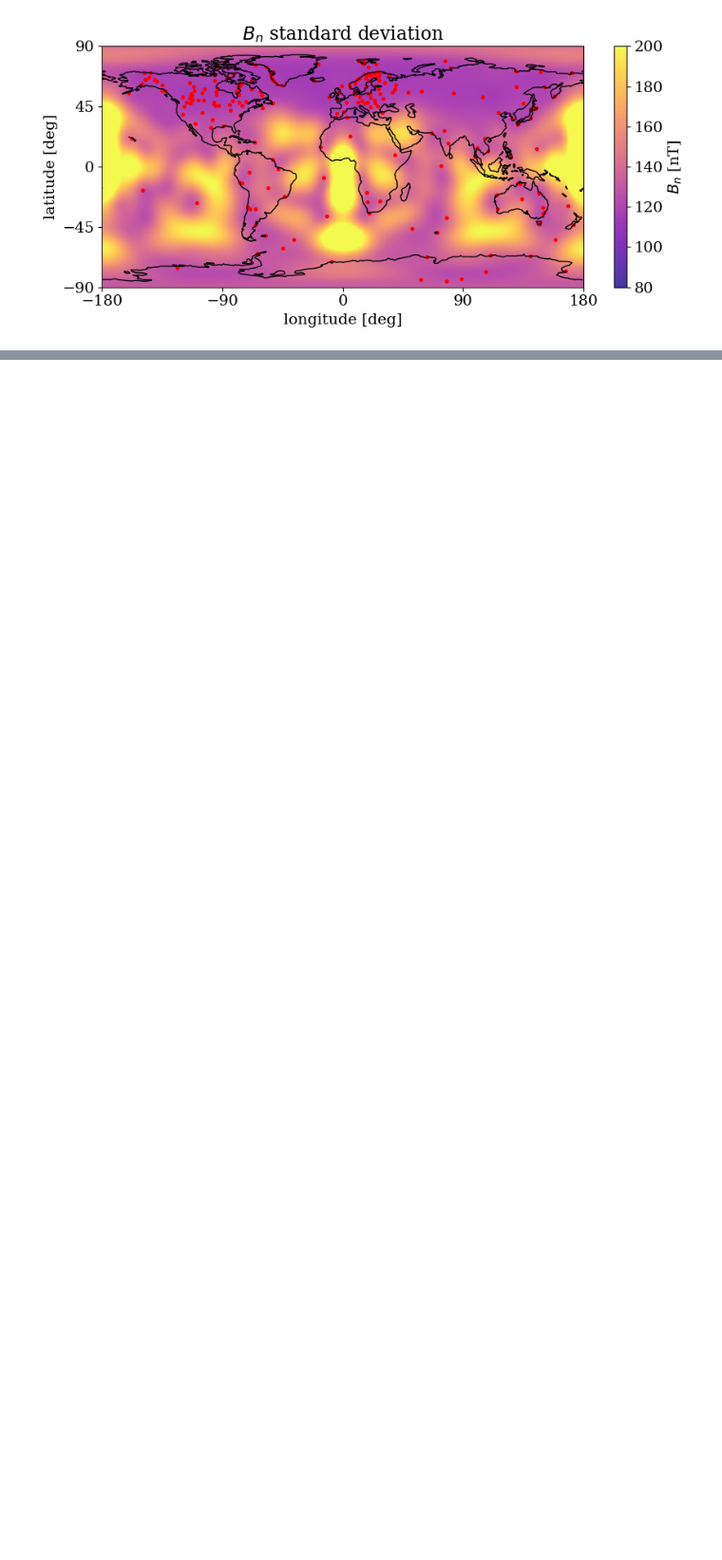
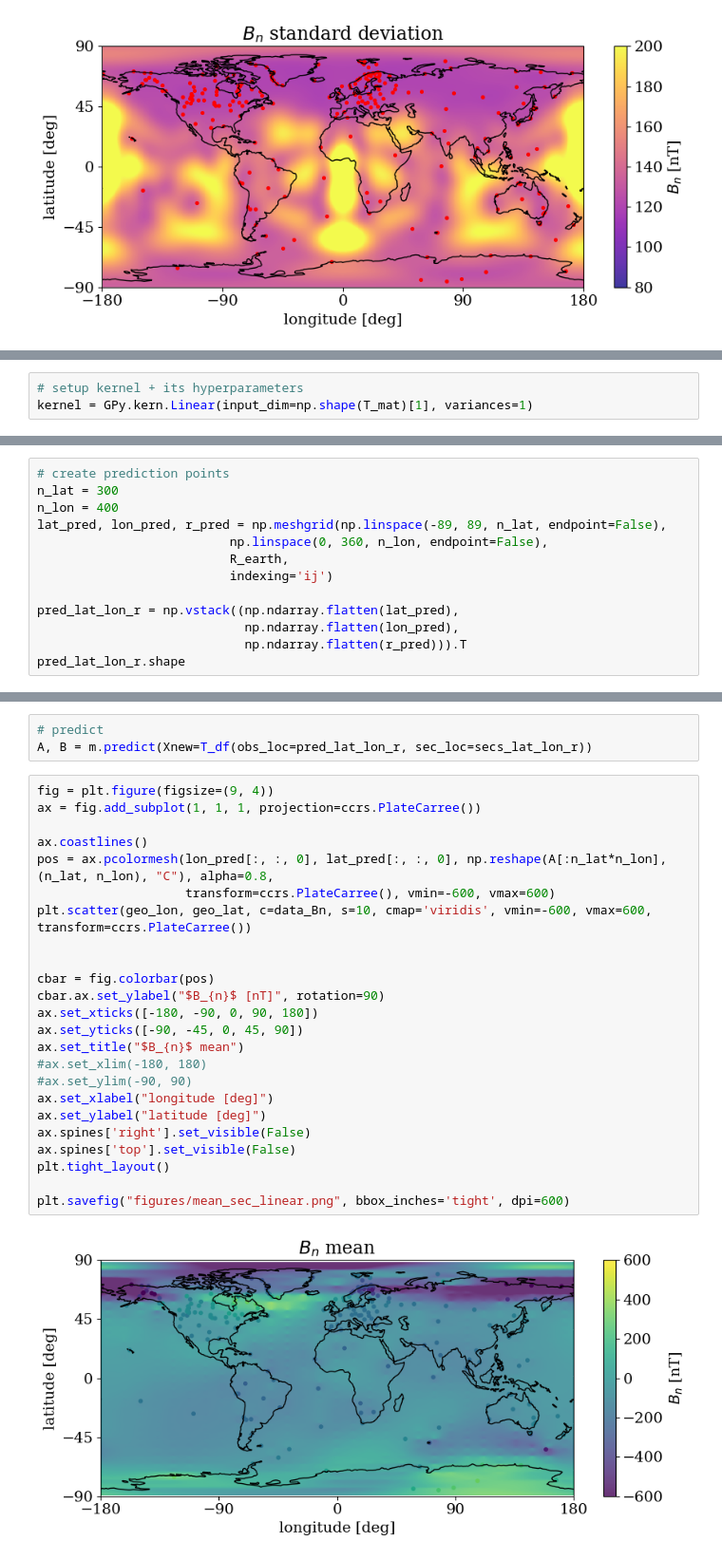
Before and after one commit to FrontierDevelopmentLab/2024-HL-GeoCL, a Jupyter notebook: src/GP/gaussian_process_tutorial_superMAG.ipynb, the cells around one changed output, grey strips where cells are left out. Shown at 95% size. Drawn from its saved outputs; the diff is of its cells as text; blank space fills up the shorter version.

```diff
--- a/src/GP/gaussian_process_tutorial_superMAG.ipynb
+++ b/src/GP/gaussian_process_tutorial_superMAG.ipynb
@@ -324,0 +349,3 @@ plt.savefig("figures/rbf_error_ell_" + str(ell) + ".png", dpi=600)
+# %%
+# setup kernel + its hyperparameters
+kernel = GPy.kern.Linear(input_dim=np.shape(T_mat)[1], variances=1)
@@ -324,0 +379,13 @@ plt.savefig("figures/rbf_error_ell_" + str(ell) + ".png", dpi=600)
+# %%
+# create prediction points
+n_lat = 300
+n_lon = 400
+lat_pred, lon_pred, r_pred = np.meshgrid(np.linspace(-89, 89, n_lat, endpoint=False),
+                          np.linspace(0, 360, n_lon, endpoint=False),
+                          R_earth,
+                          indexing='ij')
+
+pred_lat_lon_r = np.vstack((np.ndarray.flatten(lat_pred),
+                            np.ndarray.flatten(lon_pred),
+                            np.ndarray.flatten(r_pred))).T
+pred_lat_lon_r.shape
@@ -324,0 +394,29 @@ plt.savefig("figures/rbf_error_ell_" + str(ell) + ".png", dpi=600)
+# %%
+# predict
+A, B = m.predict(Xnew=T_df(obs_loc=pred_lat_lon_r, sec_loc=secs_lat_lon_r))
+# %%
+fig = plt.figure(figsize=(9, 4))
+ax = fig.add_subplot(1, 1, 1, projection=ccrs.PlateCarree())
+
+ax.coastlines()
+pos = ax.pcolormesh(lon_pred[:, :, 0], lat_pred[:, :, 0], np.reshape(A[:n_lat*n_lon], (n_lat, n_lon), "C"), alpha=0.8,
+                    transform=ccrs.PlateCarree(), vmin=-600, vmax=600)
+plt.scatter(geo_lon, geo_lat, c=data_Bn, s=10, cmap='viridis', vmin=-600, vmax=600, transform=ccrs.PlateCarree())
+
+
+cbar = fig.colorbar(pos)
+cbar.ax.set_ylabel("$B_{n}$ [nT]", rotation=90)
+ax.set_xticks([-180, -90, 0, 90, 180])
+ax.set_yticks([-90, -45, 0, 45, 90])
+ax.set_title("$B_{n}$ mean")
+#ax.set_xlim(-180, 180)
+#ax.set_ylim(-90, 90)
+ax.set_xlabel("longitude [deg]")
+ax.set_ylabel("latitude [deg]")
+ax.spines['right'].set_visible(False)
+ax.spines['top'].set_visible(False)
+plt.tight_layout()
+
+plt.savefig("figures/mean_sec_linear.png", bbox_inches='tight', dpi=600)
+# %% [output]
+[figure, added]
```
Also changed, not shown: parts of 23 cells of this notebook.
